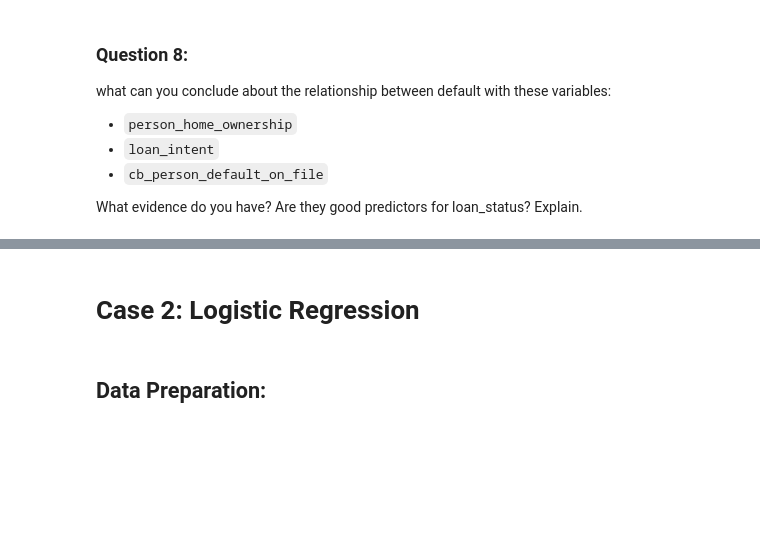
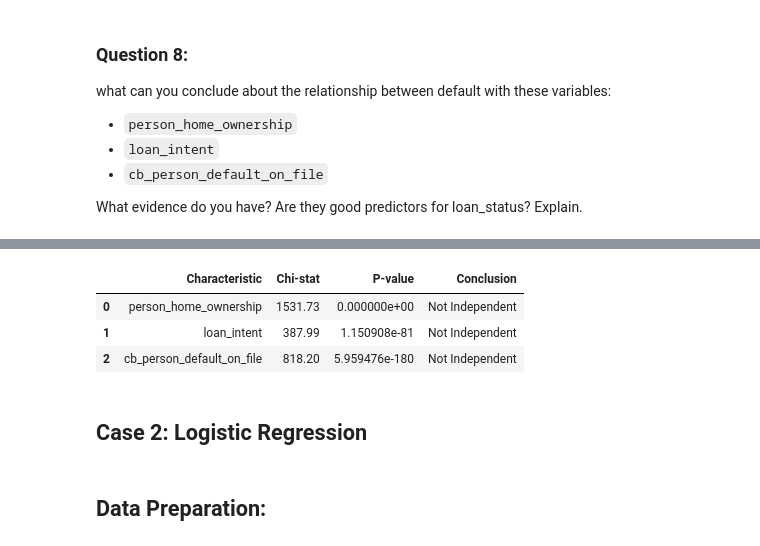
Before and after one commit to rudimuliawan/credit-scoring-analytics, a Jupyter notebook: mentoring/question_mentoring2.ipynb, the cells around one changed output, grey strips where cells are left out. Cells and saved outputs as stored; diff of their text form; code cells hidden in the pictures; blank space fills up the shorter version.

```diff
--- a/mentoring/question_mentoring2.ipynb
+++ b/mentoring/question_mentoring2.ipynb
@@ -468,0 +519,15 @@ for col in columns:
+# %%
+strength = []
+
+for iv in IV_table['Information Value']:
+    if iv < 0.02:
+        strength.append('Unpredictive')
+    elif 0.02 <= iv < 0.1:
+        strength.append('Weak')
+    elif 0.1 <= iv < 0.3:
+        strength.append('Medium')
+    else:
+        strength.append('Strong')
+
+IV_table = IV_table.assign(strength=strength)
+IV_table.sort_values(by='Information Value')
@@ -469,5 +627,32 @@ for col in columns:
+# %%
+characteristic_list = IV_table['characteristic']
+# %%
+ind_table = pd.DataFrame({'Characteristic': [],
+                        'Chi-stat': [],
+                        'P-value': [],
+                        'Conclusion': []})
+
+# Perform independence test for all characteristics
+for characteristic in characteristic_list:
+
+  # Perform the independence test
+  test_result = independence_test(data = data_train,
+                                  characteristic_label = characteristic,
+                                  alpha = 0.05)
+
+  # Append test result to the table
+  ind_table = pd.concat((ind_table, test_result),
+                        axis = 0,
+                        ignore_index = True)
+# %%
+ind_table
+# %% [output]
+|  | Characteristic | Chi-stat | P-value | Conclusion |
+| 0 | person_home_ownership | 1531.73 | 0.000000e+00 | Not Independent |
+| 1 | loan_intent | 387.99 | 1.150908e-81 | Not Independent |
+| 2 | cb_person_default_on_file | 818.20 | 5.959476e-180 | Not Independent |
 # %% [markdown]
-# **Case 2**: Logistic Regression
+## **Case 2**: Logistic Regression
 # %% [markdown]
 ## **Data Preparation**:
 # %%
```
Also changed, not shown: parts of 37 cells of this notebook, 1 other file.
